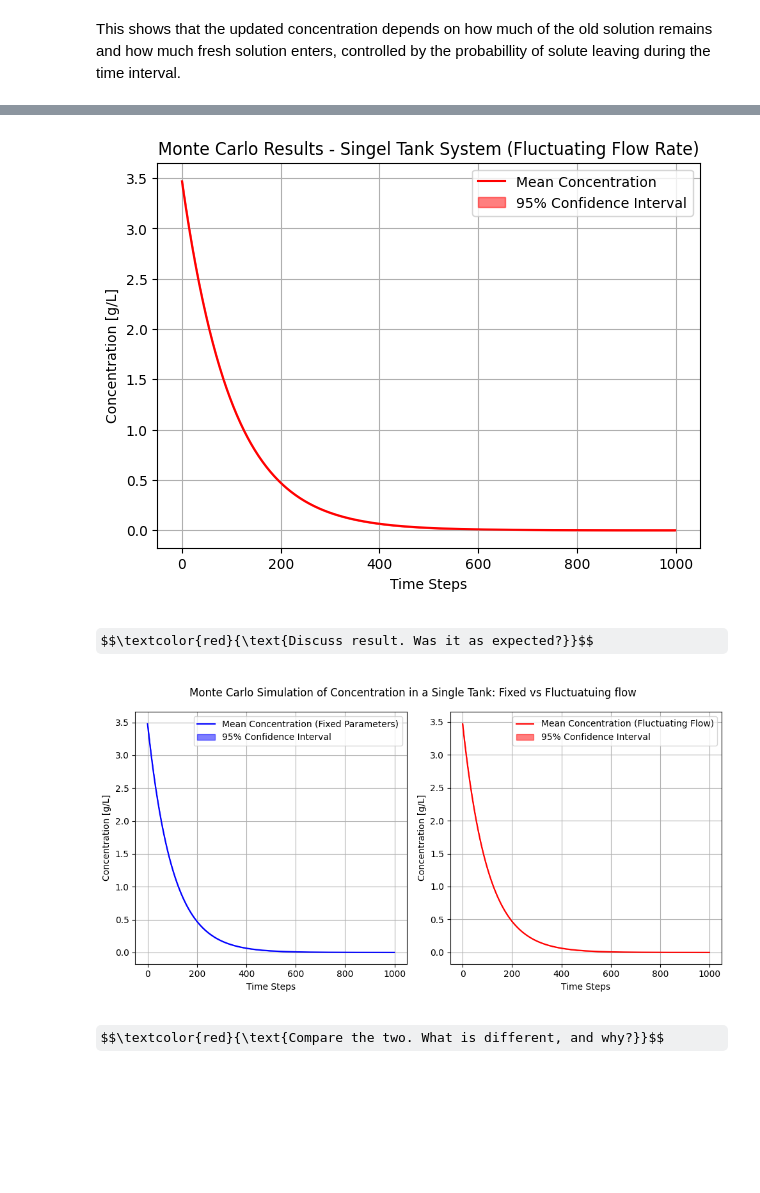
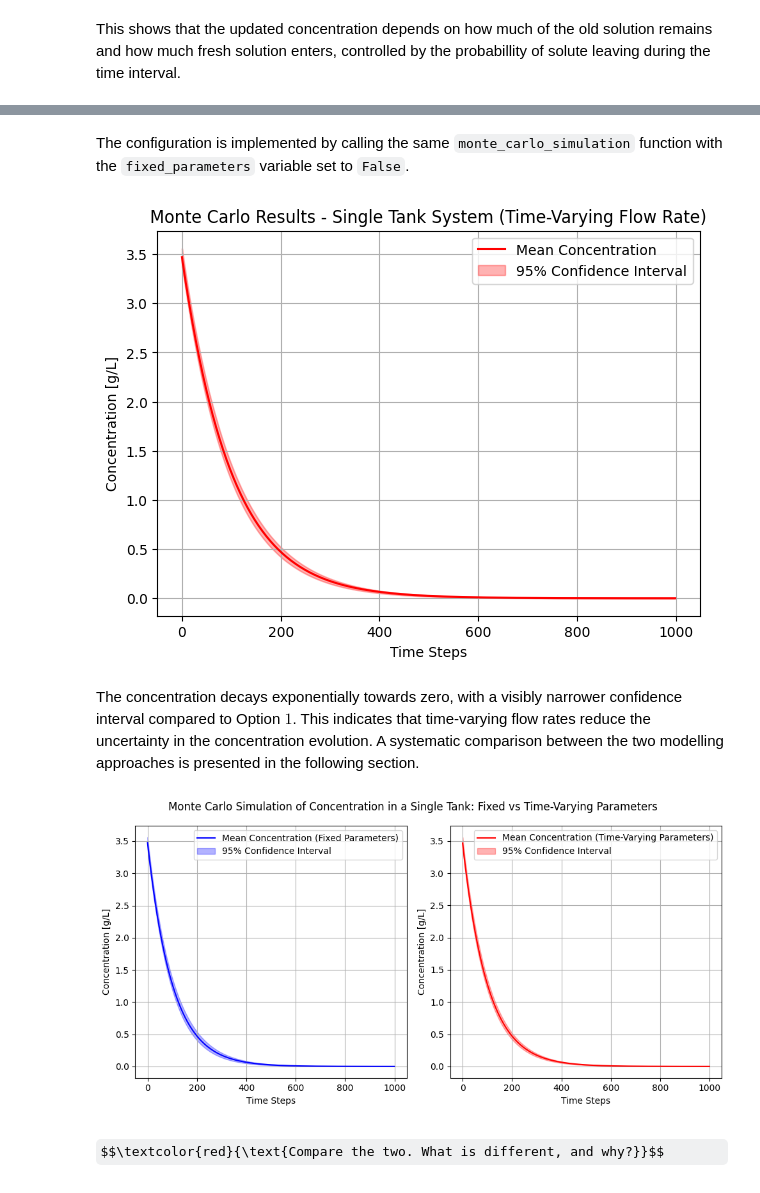
Before and after one commit to simengaasland/MOD510-Projects, a Jupyter notebook: Project 4/Project4_Report.ipynb, the cells around one changed output, grey strips where cells are left out. Drawn from its saved outputs; the diff is of its cells as text; code cells hidden in the pictures; some formulas as TeX source; blank space fills up the shorter version.

Commit message:
Added some text for exercise 1

```diff
--- a/Project 4/Project4_Report.ipynb
+++ b/Project 4/Project4_Report.ipynb
@@ -279 +296,3 @@ $$\textcolor{red}{\text{Write about fixed parameter how we coded it and how it w
+# %% [markdown]
+The configuration is implemented by calling the same `monte_carlo_simulation` function with the `fixed_parameters` variable set to `False`.
 # %%
@@ -289,17 +308,17 @@ fixed_parameters = False
 # %%
 plt.figure(figsize=(7, 5))
 plt.plot(time_steps, c_mean_op2[0], color = 'red', label = 'Mean Concentration')
-plt.fill_between(time_steps, ci_lower_op2[0], ci_upper_op2[0], alpha = 0.5, color = 'red', label = "95% Confidence Interval")
+plt.fill_between(time_steps, ci_lower_op2[0], ci_upper_op2[0], alpha = 0.3, color = 'red', label = "95% Confidence Interval")
 plt.legend()
 plt.ylabel('Concentration [g/L]')
 plt.xlabel('Time Steps')
-plt.title('Monte Carlo Results - Singel Tank System (Fluctuating Flow Rate)')
+plt.title('Monte Carlo Results - Single Tank System (Time-Varying Flow Rate)')
 plt.grid()
 plt.show()
 # %% [output]
-[figure, old version]
+[figure, new version]
-# %% [markdown]
-$$\textcolor{red}{\text{Discuss result. Was it as expected?}}$$
+# %% [markdown]
+The concentration decays exponentially towards zero, with a visibly narrower confidence interval compared to Option $1$. This indicates that time-varying flow rates reduce the uncertainty in the concentration evolution. A systematic comparison between the two modelling approaches is presented in the following section.
 # %%
 import matplotlib.pyplot as plt
 #time = np.linspace(t_start, t_final, n_steps)
@@ -309,7 +328,7 @@ plt.figure(figsize=(10, 5))
 
 plt.subplot(1, 2, 1)
 plt.plot(time_steps, c_mean_op1[0], color = 'blue',label = 'Mean Concentration (Fixed Parameters)')
-plt.fill_between(time_steps, ci_lower_op1[0], ci_upper_op1[0], alpha=0.5, color = 'blue', label = "95% Confidence Interval")
+plt.fill_between(time_steps, ci_lower_op1[0], ci_upper_op1[0], alpha = 0.3, color = 'blue', label = "95% Confidence Interval")
 plt.legend()
 plt.ylabel('Concentration [g/L]')
 plt.xlabel('Time Steps')
@@ -317,19 +336,19 @@ plt.grid()
 
 
 plt.subplot(1, 2, 2)
-plt.plot(time_steps, c_mean_op2[0], color = 'red', label = 'Mean Concentration (Fluctuating Flow)')
-plt.fill_between(time_steps, ci_lower_op2[0], ci_upper_op2[0], alpha=0.5, color = 'red', label = "95% Confidence Interval")
+plt.plot(time_steps, c_mean_op2[0], color = 'red', label = 'Mean Concentration (Time-Varying Parameters)')
+plt.fill_between(time_steps, ci_lower_op2[0], ci_upper_op2[0], alpha = 0.3, color = 'red', label = "95% Confidence Interval")
 plt.legend()
 plt.ylabel('Concentration [g/L]')
 plt.xlabel('Time Steps')
 plt.grid()
 
 
-plt.suptitle('Monte Carlo Simulation of Concentration in a Single Tank: Fixed vs Fluctuatuing flow')
+plt.suptitle('Monte Carlo Simulation of Concentration in a Single Tank: Fixed vs Time-Varying Parameters')
 plt.tight_layout()
 plt.show()
 # %% [output]
-[figure, old version]
+[figure, new version]
 # %% [markdown]
 $$\textcolor{red}{\text{Compare the two. What is different, and why?}}$$
 # %%
```
Also changed, not shown: parts of 27 cells of this notebook.
